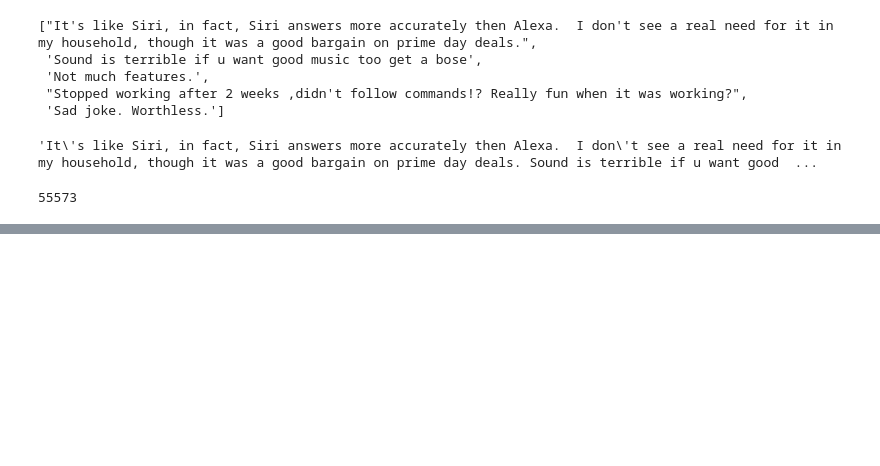
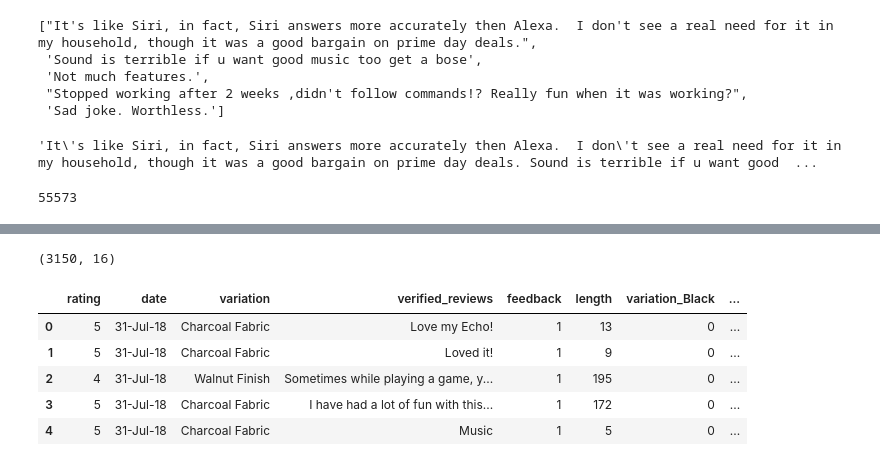
Before and after one commit to Mario-RJunior/relacoes-publicas-clientes-NLP, a Jupyter notebook: relacoes_publicas_NLP.ipynb, the cells around one changed output, grey strips where cells are left out. Saved outputs shown, nothing was run; the diff lists cells and outputs as text; code cells hidden in the pictures; blank space fills up the shorter version.

Commit message:
Redefinindo reviews_df para conter apenas reviews e as variaveis dummy

```diff
--- a/relacoes_publicas_NLP.ipynb
+++ b/relacoes_publicas_NLP.ipynb
@@ -299,0 +323,7 @@ plt.imshow(WordCloud().generate(negative_sentences_as_one_string));
+# %%
+# Criando novo dataframe com apenas o atributo "variation"
+reviews_variation_df = reviews_df['variation']
+reviews_variation_df = pd.DataFrame(reviews_variation_df)
+
+# Visualizando o cabeçalho do novo dataframe
+reviews_variation_df.head()
@@ -299,0 +337,6 @@ plt.imshow(WordCloud().generate(negative_sentences_as_one_string));
+# %%
+# Criando as variáveis dummy
+reviews_variation_df = pd.get_dummies(reviews_variation_df)
+
+# Visualizando o cabeçalho
+reviews_variation_df.head()
@@ -299,0 +350,16 @@ plt.imshow(WordCloud().generate(negative_sentences_as_one_string));
+# %%
+# Verificando o shape
+reviews_variation_df.shape
+# %% [output]
+(3150, 16)
+# %%
+# Concatenando este dataframe com o original
+reviews_df = pd.concat([reviews_df, reviews_variation_df], axis=1)
+reviews_df.head()
+# %% [output]
+|  | rating | date | variation | verified_reviews | feedback | length | variation_Black | ... |
+| 0 | 5 | 31-Jul-18 | Charcoal Fabric | Love my Echo! | 1 | 13 | 0 | ... |
+| 1 | 5 | 31-Jul-18 | Charcoal Fabric | Loved it! | 1 | 9 | 0 | ... |
+| 2 | 4 | 31-Jul-18 | Walnut Finish | Sometimes while playing a game, y... | 1 | 195 | 0 | ... |
+| 3 | 5 | 31-Jul-18 | Charcoal Fabric | I have had a lot of fun with this... | 1 | 172 | 0 | ... |
+| 4 | 5 | 31-Jul-18 | Charcoal Fabric | Music | 1 | 5 | 0 | ... |
```
Also changed, not shown: parts of 11 cells of this notebook.
